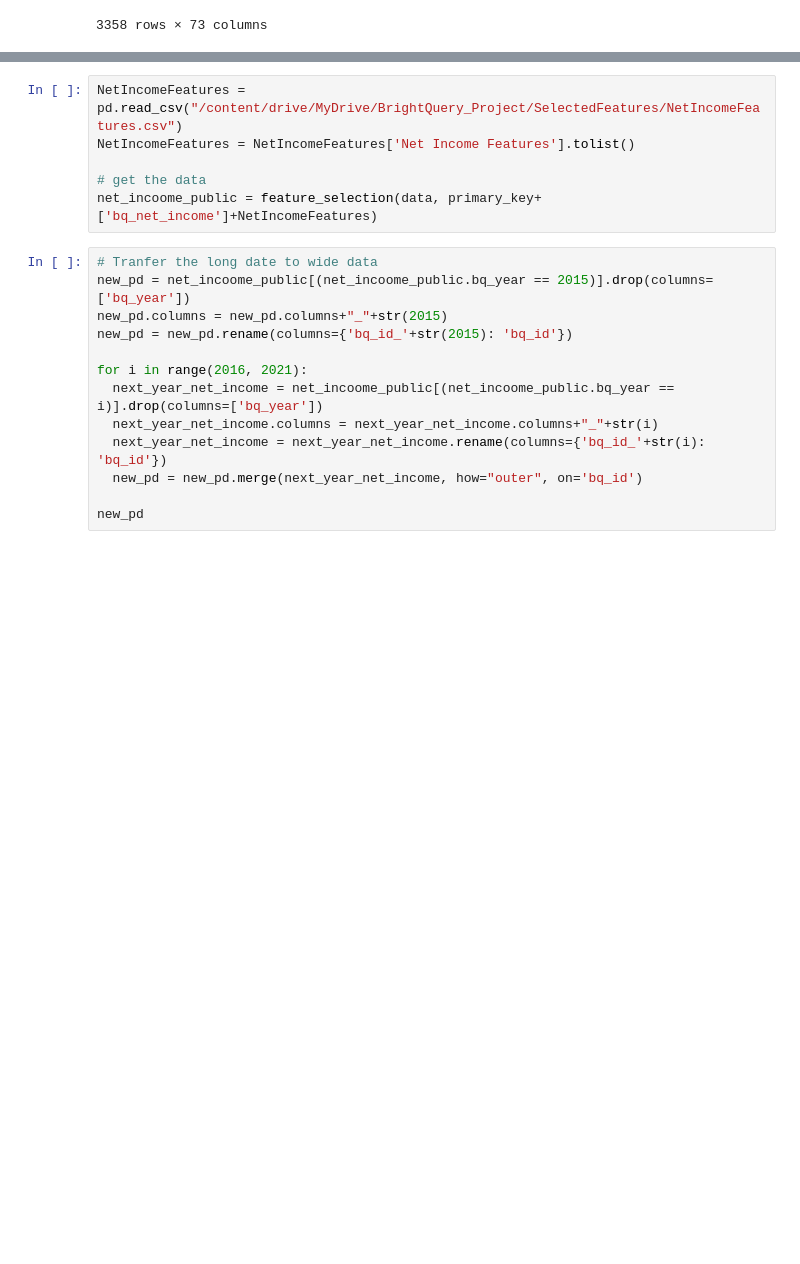
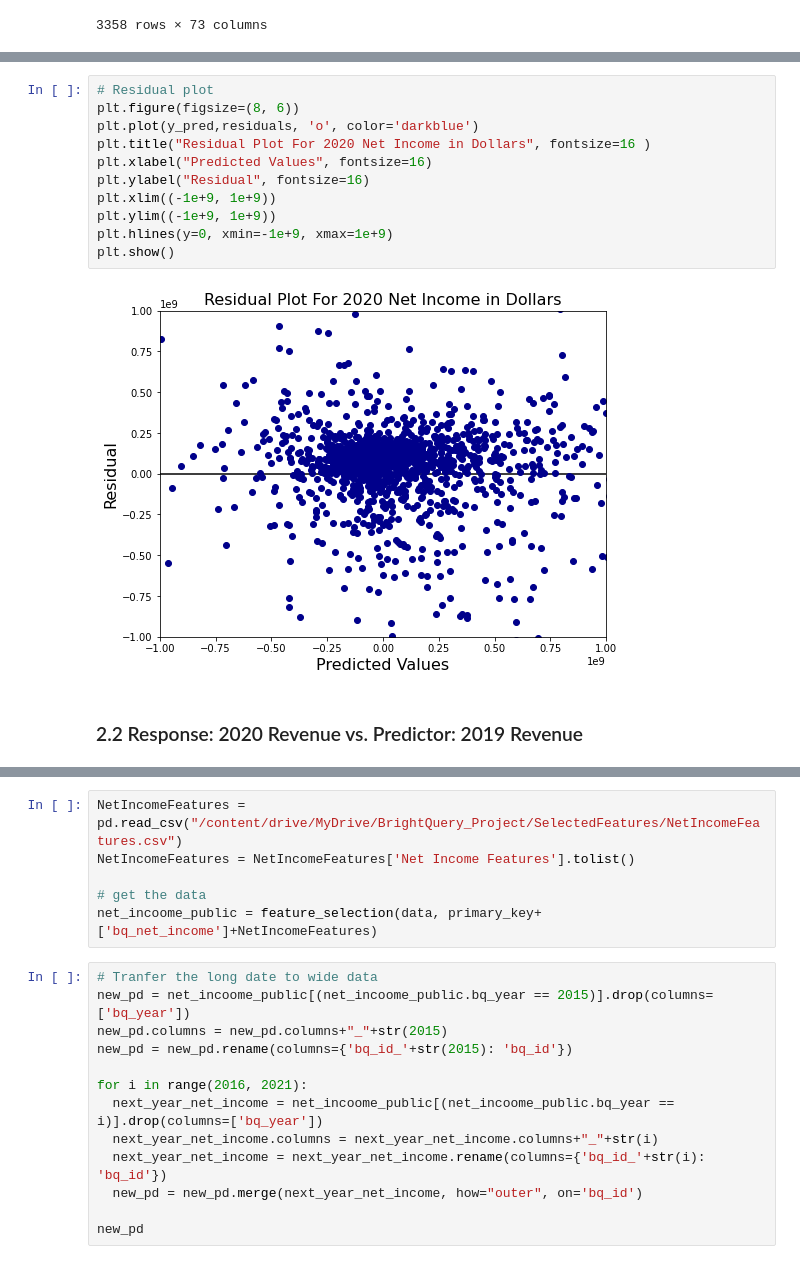
Before and after one commit to zjc664656505/BQ_PROJECT, a Jupyter notebook: BQ_LinearRegression.ipynb, the cells around one changed output, grey strips where cells are left out. Saved outputs shown, nothing was run; the diff lists cells and outputs as text; blank space fills up the shorter version.

```diff
--- a/BQ_LinearRegression.ipynb
+++ b/BQ_LinearRegression.ipynb
@@ -58,0 +112,15 @@ def MAE(y_true, y_pred):
+# %%
+# Residual plot
+plt.figure(figsize=(8, 6))
+plt.plot(y_pred,residuals, 'o', color='darkblue')
+plt.title("Residual Plot For 2020 Net Income in Dollars", fontsize=16 )
+plt.xlabel("Predicted Values", fontsize=16)
+plt.ylabel("Residual", fontsize=16)
+plt.xlim((-1e+9, 1e+9))
+plt.ylim((-1e+9, 1e+9))
+plt.hlines(y=0, xmin=-1e+9, xmax=1e+9)
+plt.show()
+# %% [output]
+[figure, added]
+# %% [markdown]
+### 2.2 Response: 2020 Revenue vs. Predictor: 2019 Revenue
```
Also changed, not shown: parts of 35 cells of this notebook.
